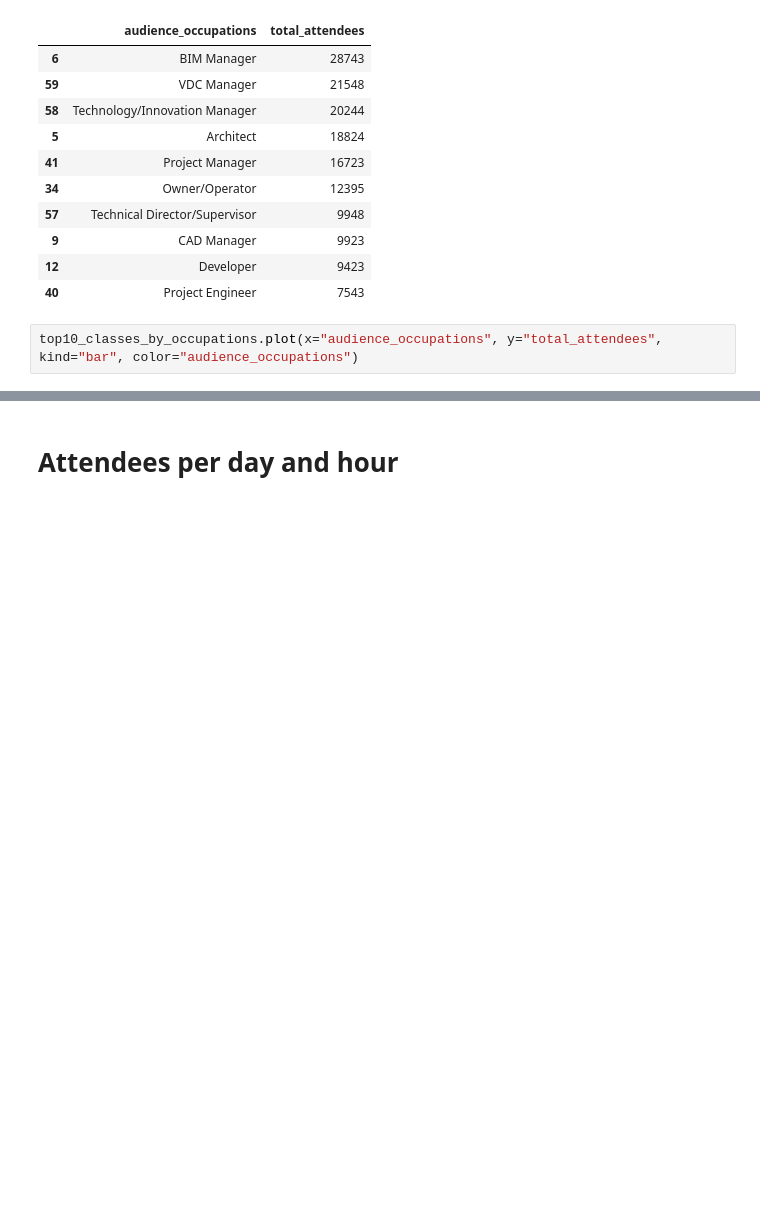
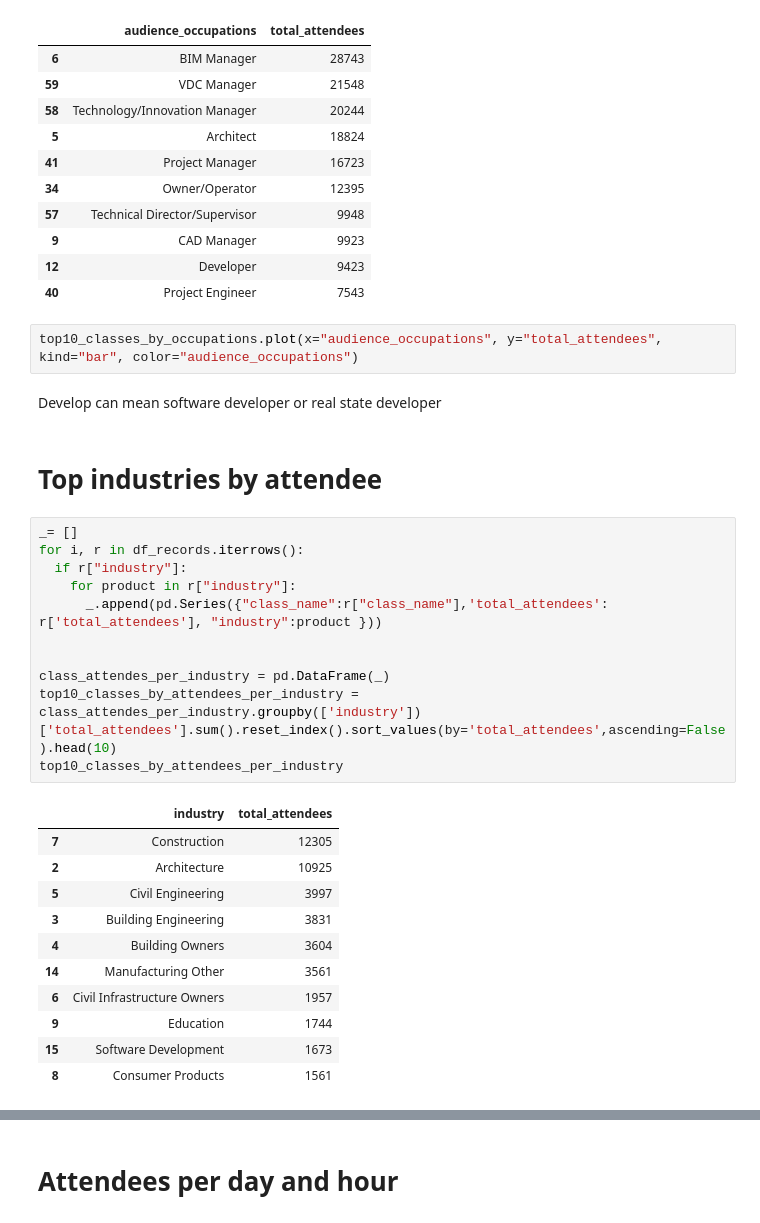
Before and after one commit to EverseDevelopment/Dataset.Autodesk-University-2022, a Jupyter notebook: AU2022.ipynb, the cells around one changed output, grey strips where cells are left out. Cells and saved outputs as stored; diff of their text form; blank space fills up the shorter version.

Commit message:
Added industry graphs

```diff
--- a/AU2022.ipynb
+++ b/AU2022.ipynb
@@ -179,3 +182,30 @@ top10_classes_by_occupations
 | 40 | Project Engineer | 7543 |
 # %%
 top10_classes_by_occupations.plot(x="audience_occupations", y="total_attendees",  kind="bar", color="audience_occupations")
+# %% [markdown]
+Develop can mean software developer or real state developer
+# %% [markdown]
+# Top industries by attendee
+# %%
+_= []
+for i, r in df_records.iterrows():
+  if r["industry"]:
+    for product in r["industry"]:
+      _.append(pd.Series({"class_name":r["class_name"],'total_attendees': r['total_attendees'], "industry":product }))
+
+
+class_attendes_per_industry = pd.DataFrame(_)
+top10_classes_by_attendees_per_industry = class_attendes_per_industry.groupby(['industry'])['total_attendees'].sum().reset_index().sort_values(by='total_attendees',ascending=False).head(10)
+top10_classes_by_attendees_per_industry
+# %% [output]
+|  | industry | total_attendees |
+| 7 | Construction | 12305 |
+| 2 | Architecture | 10925 |
+| 5 | Civil Engineering | 3997 |
+| 3 | Building Engineering | 3831 |
+| 4 | Building Owners | 3604 |
+| 14 | Manufacturing Other | 3561 |
+| 6 | Civil Infrastructure Owners | 1957 |
+| 9 | Education | 1744 |
+| 15 | Software Development | 1673 |
+| 8 | Consumer Products | 1561 |
```
Also changed, not shown: parts of 12 cells of this notebook.
